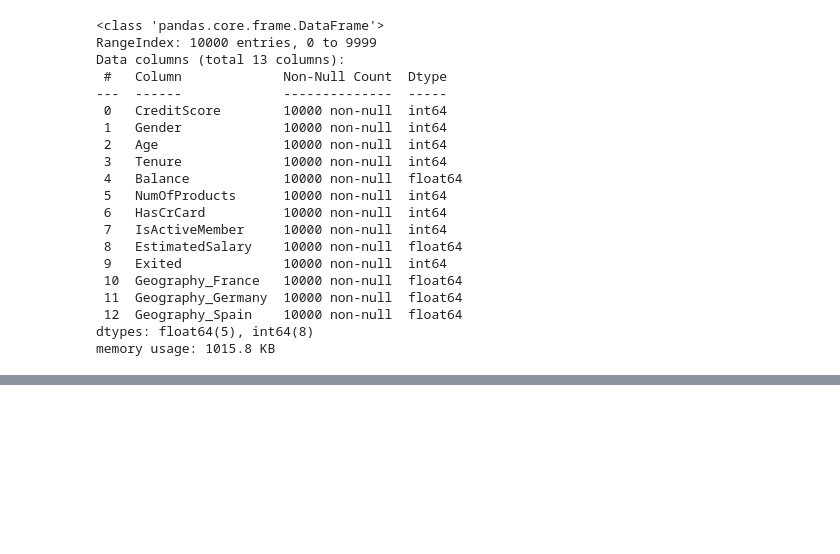
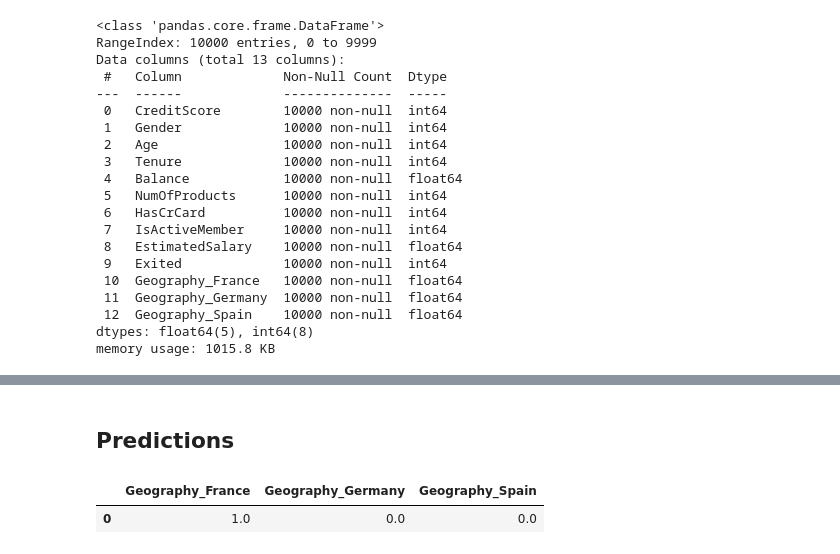
Before and after one commit to chanduaki/datascience, a Jupyter notebook: DeepLearning/ANN_Classification/Churn_Modeling/ann_classification.ipynb, the cells around one changed output, grey strips where cells are left out. Cells and saved outputs as stored; diff of their text form; code cells hidden in the pictures; blank space fills up the shorter version.

```diff
--- a/DeepLearning/ANN_Classification/Churn_Modeling/ann_classification.ipynb
+++ b/DeepLearning/ANN_Classification/Churn_Modeling/ann_classification.ipynb
@@ -289,0 +455,2 @@ with open('onehot_encoder_geo.pkl','wb') as file:
+# %% [markdown]
+## Predictions
@@ -289,0 +471,8 @@ with open('onehot_encoder_geo.pkl','wb') as file:
+# %%
+# One-hot encode 'Geography'
+geo_encoded = one_hot_encoder.transform([[input_data['Geography']]]).toarray()
+geo_encoded_df = pd.DataFrame(geo_encoded, columns=one_hot_encoder.get_feature_names_out(['Geography']))
+geo_encoded_df
+# %% [output]
+|  | Geography_France | Geography_Germany | Geography_Spain |
+| 0 | 1.0 | 0.0 | 0.0 |
```
Also changed, not shown: parts of 30 cells of this notebook.
